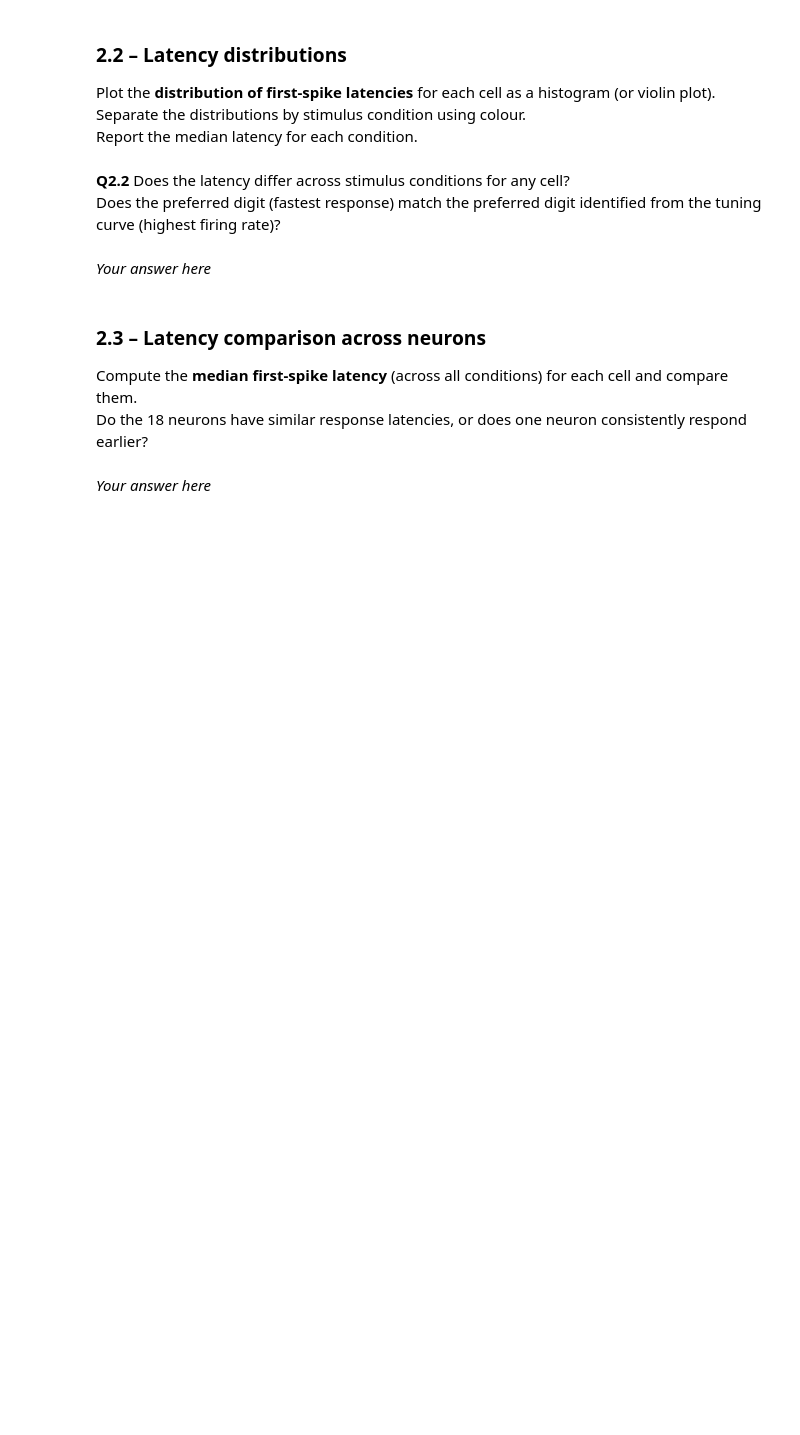
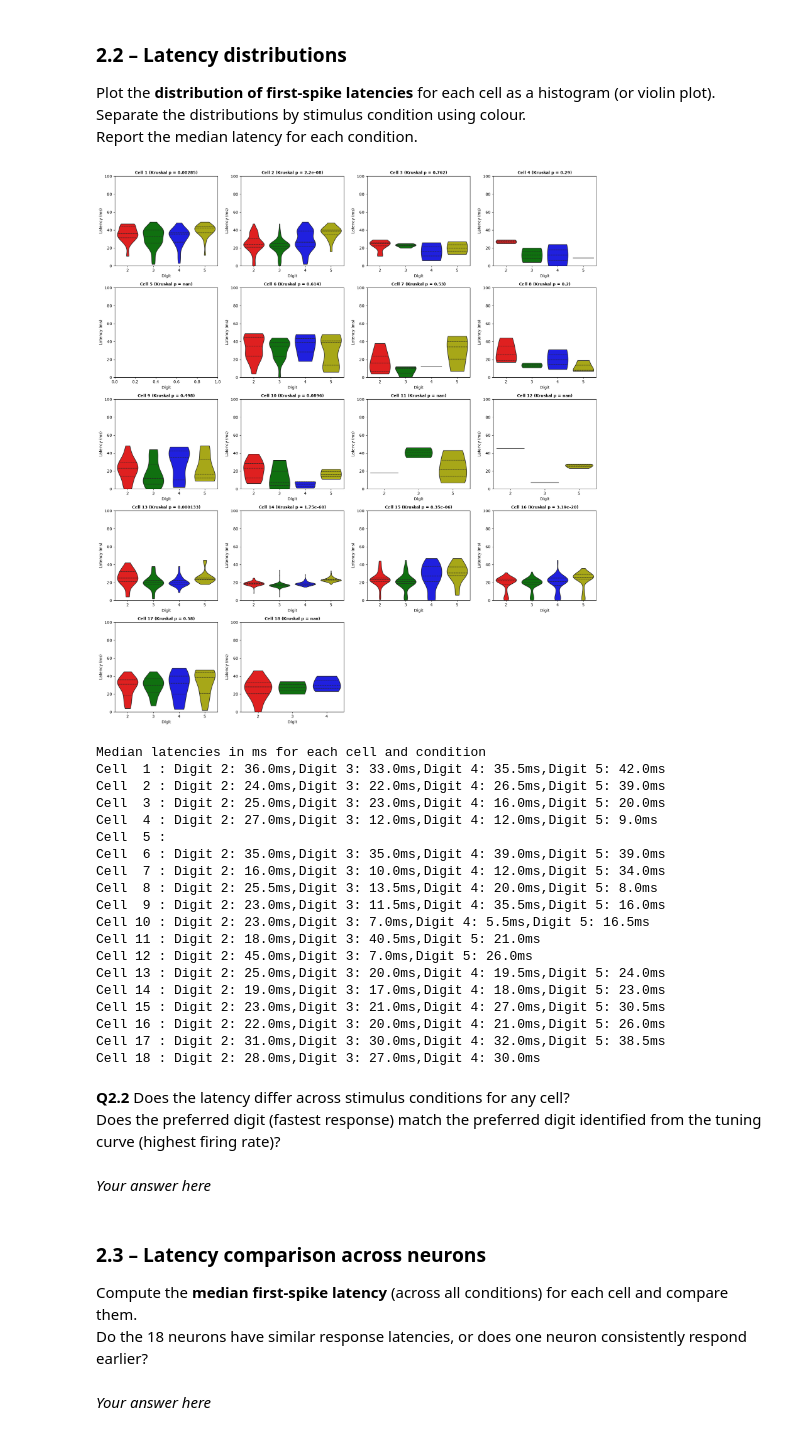
Before and after one commit to slerou/Group_1_HW_DataAnalysis_2026.ipynb, a Jupyter notebook: HW_SU_LFP_111026_student_2026.ipynb, the cells around one changed output. Cells and saved outputs as stored; diff of their text form; code cells hidden in the pictures; blank space fills up the shorter version.

```diff
--- a/HW_SU_LFP_111026_student_2026.ipynb
+++ b/HW_SU_LFP_111026_student_2026.ipynb
@@ -302,7 +302,11 @@ Cell 18: normal = False, test = Kruskal, p = 0.0163
 means_dict = {}
 sems_dict = {}
 p_dict = {}
+tests_dict = {}  # Dictionary to store the test used for each cell
 trials_dict = {}
+
+bin_size_s = 0.001
+stim_ids = [2, 3, 4, 5]
 
 for cell in range(1, 19):
     current_unit = unit_aligned[cell]
@@ -436,7 +483,69 @@ Plot the **distribution of first-spike latencies** for each cell as a histogram
 Separate the distributions by stimulus condition using colour.
 Report the median latency for each condition.
 # %%
-# Your code here
+fig, axes = plt.subplots(5, 4, figsize=(18, 20)) #for the 18 cells we create the subplots
+axes = axes.flatten()
+
+palette = {2: 'r', '2': 'r', 3: 'g', '3': 'g', 4: 'b', '4': 'b', 5: 'y', '5': 'y'}
+cell_condition_median = {}
+
+for cell in range(1, 19):
+    ax = axes[cell - 1]
+    StimCond = cells[cell]["StimCond"]
+    cell_latencies = latencies[cell]
+
+    df = pd.DataFrame({'Latency_ms': cell_latencies, 'Condition': StimCond[:, 1].astype(int)}).dropna()
+
+    medians = df.groupby('Condition')['Latency_ms'].median().to_dict()
+    cell_condition_median[cell] = medians
+
+    groups = [group['Latency_ms'].values for _, group in df.groupby('Condition')] #kruskal wallis test between the 4 conditions
+    if len(groups) == 4:
+        h_stat, p_val = stats.kruskal(*groups)
+    else:
+        p_val = np.nan
+
+    sns.violinplot (data=df,
+                x='Condition', y='Latency_ms',
+                hue='Condition', palette=palette, legend=False,
+                inner='quartile',ax=ax,  cut=0) #violin plot for each condition
+
+    ax.set_title(f'Cell {cell} (Kruskal p = {p_val:.3g})', fontsize=10, fontweight='bold') #displaying p value
+    ax.set_xlabel('Digit')
+    ax.set_ylabel('Latency (ms)')
+    ax.set_ylim(0,100)
+
+fig.delaxes(axes[-1]) #supressing the two unused subplots
+fig.delaxes(axes[-2])
+
+plt.tight_layout()
+plt.show()
+
+print("Median latencies in ms for each cell and condition")
+for cell in range(1, 19):
+    med_str = ",".join([f"Digit {cond}: {med:.1f}ms" for cond, med in cell_condition_median[cell].items()])
+    print(f"Cell {cell:2d} : {med_str}")
+# %% [output]
+[figure, added]
+Median latencies in ms for each cell and condition
+Cell  1 : Digit 2: 36.0ms,Digit 3: 33.0ms,Digit 4: 35.5ms,Digit 5: 42.0ms
+Cell  2 : Digit 2: 24.0ms,Digit 3: 22.0ms,Digit 4: 26.5ms,Digit 5: 39.0ms
+Cell  3 : Digit 2: 25.0ms,Digit 3: 23.0ms,Digit 4: 16.0ms,Digit 5: 20.0ms
+Cell  4 : Digit 2: 27.0ms,Digit 3: 12.0ms,Digit 4: 12.0ms,Digit 5: 9.0ms
+Cell  5 :
+Cell  6 : Digit 2: 35.0ms,Digit 3: 35.0ms,Digit 4: 39.0ms,Digit 5: 39.0ms
+Cell  7 : Digit 2: 16.0ms,Digit 3: 10.0ms,Digit 4: 12.0ms,Digit 5: 34.0ms
+Cell  8 : Digit 2: 25.5ms,Digit 3: 13.5ms,Digit 4: 20.0ms,Digit 5: 8.0ms
+Cell  9 : Digit 2: 23.0ms,Digit 3: 11.5ms,Digit 4: 35.5ms,Digit 5: 16.0ms
+Cell 10 : Digit 2: 23.0ms,Digit 3: 7.0ms,Digit 4: 5.5ms,Digit 5: 16.5ms
+Cell 11 : Digit 2: 18.0ms,Digit 3: 40.5ms,Digit 5: 21.0ms
+Cell 12 : Digit 2: 45.0ms,Digit 3: 7.0ms,Digit 5: 26.0ms
+Cell 13 : Digit 2: 25.0ms,Digit 3: 20.0ms,Digit 4: 19.5ms,Digit 5: 24.0ms
+Cell 14 : Digit 2: 19.0ms,Digit 3: 17.0ms,Digit 4: 18.0ms,Digit 5: 23.0ms
+Cell 15 : Digit 2: 23.0ms,Digit 3: 21.0ms,Digit 4: 27.0ms,Digit 5: 30.5ms
+Cell 16 : Digit 2: 22.0ms,Digit 3: 20.0ms,Digit 4: 21.0ms,Digit 5: 26.0ms
+Cell 17 : Digit 2: 31.0ms,Digit 3: 30.0ms,Digit 4: 32.0ms,Digit 5: 38.5ms
+Cell 18 : Digit 2: 28.0ms,Digit 3: 27.0ms,Digit 4: 30.0ms
 # %% [markdown]
 **Q2.2** Does the latency differ across stimulus conditions for any cell?
 Does the preferred digit (fastest response) match the preferred digit identified from the tuning curve (highest firing rate)?
```
Also changed, not shown: parts of 4 cells of this notebook, 1 other file.
